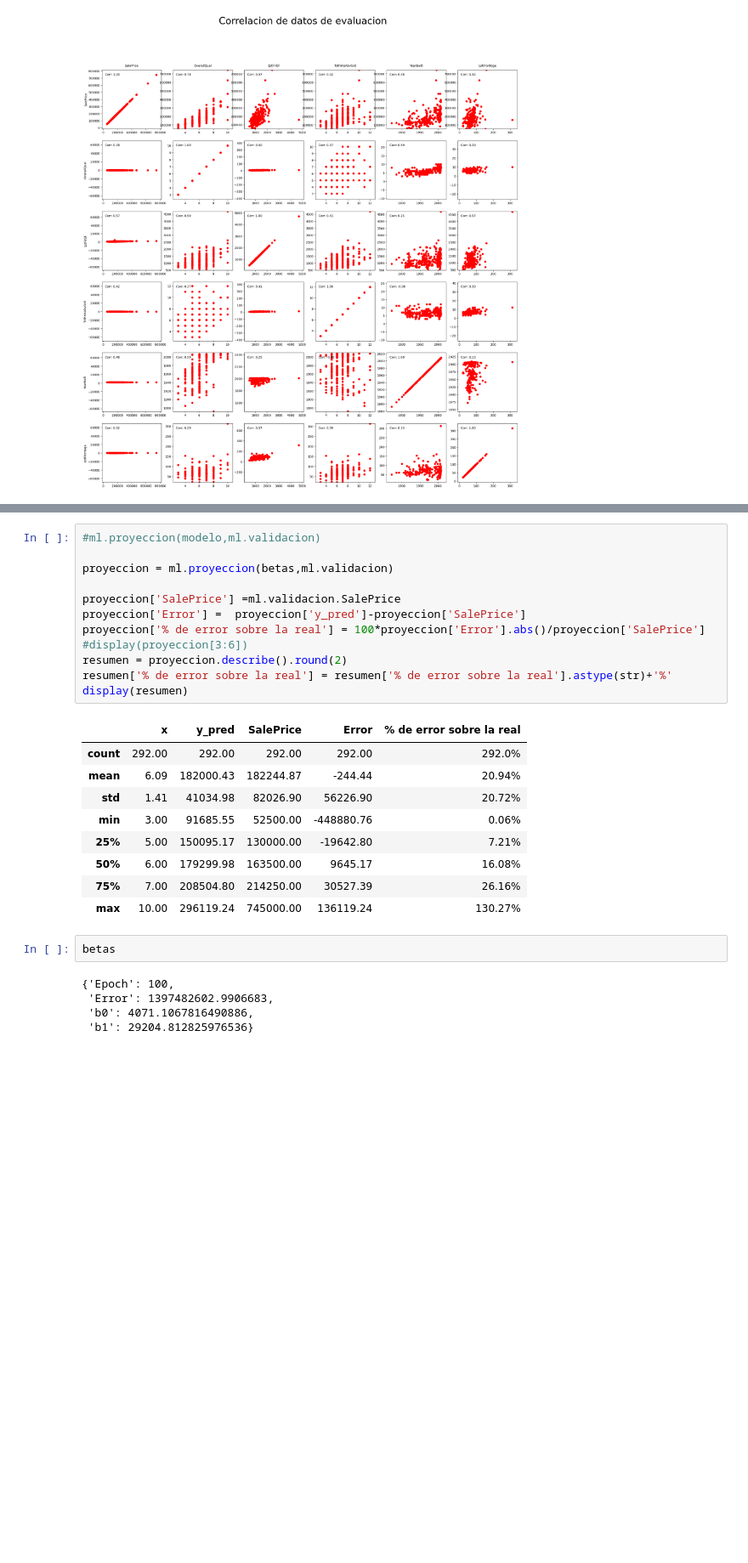
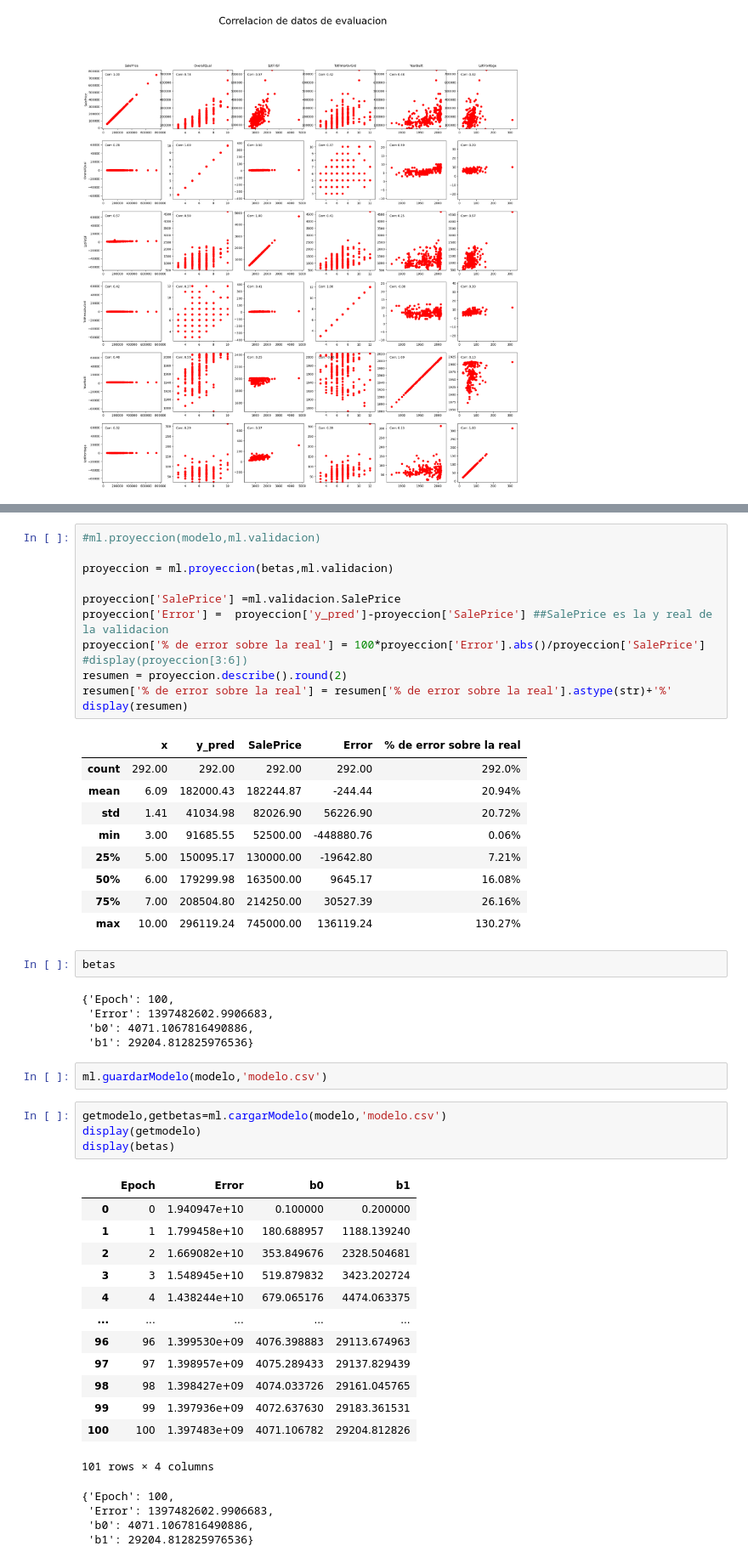
Before and after one commit to ronaldbailey/Proyecto-1---Regresi-n-con-Progra-, a Jupyter notebook: Proyecto #1 - (Regresión con Progra).ipynb, the cells around one changed output, grey strips where cells are left out. Shown at 85% size. Cells and saved outputs as stored; diff of their text form; blank space fills up the shorter version.

```diff
--- a/Proyecto #1 - (Regresión con Progra).ipynb
+++ b/Proyecto #1 - (Regresión con Progra).ipynb
@@ -77,7 +80,7 @@ modelo.plot(x="Epoch", y="Error",color='red')
 proyeccion = ml.proyeccion(betas,ml.validacion)
 
 proyeccion['SalePrice'] =ml.validacion.SalePrice
-proyeccion['Error'] =  proyeccion['y_pred']-proyeccion['SalePrice']
+proyeccion['Error'] =  proyeccion['y_pred']-proyeccion['SalePrice'] ##SalePrice es la y real de la validacion
 proyeccion['% de error sobre la real'] = 100*proyeccion['Error'].abs()/proyeccion['SalePrice']
 #display(proyeccion[3:6])
 resumen = proyeccion.describe().round(2)
@@ -100,3 +103,27 @@ betas
  'Error': 1397482602.9906683,
  'b0': 4071.1067816490886,
  'b1': 29204.812825976536}
+# %%
+ml.guardarModelo(modelo,'modelo.csv')
+# %%
+getmodelo,getbetas=ml.cargarModelo(modelo,'modelo.csv')
+display(getmodelo)
+display(betas)
+# %% [output]
+|  | Epoch | Error | b0 | b1 |
+| 0 | 0 | 1.940947e+10 | 0.100000 | 0.200000 |
+| 1 | 1 | 1.799458e+10 | 180.688957 | 1188.139240 |
+| 2 | 2 | 1.669082e+10 | 353.849676 | 2328.504681 |
+| 3 | 3 | 1.548945e+10 | 519.879832 | 3423.202724 |
+| 4 | 4 | 1.438244e+10 | 679.065176 | 4474.063375 |
+| ... | ... | ... | ... | ... |
+| 96 | 96 | 1.399530e+09 | 4076.398883 | 29113.674963 |
+| 97 | 97 | 1.398957e+09 | 4075.289433 | 29137.829439 |
+| 98 | 98 | 1.398427e+09 | 4074.033726 | 29161.045765 |
+| 99 | 99 | 1.397936e+09 | 4072.637630 | 29183.361531 |
+| 100 | 100 | 1.397483e+09 | 4071.106782 | 29204.812826 |
+101 rows × 4 columns
+{'Epoch': 100,
+ 'Error': 1397482602.9906683,
+ 'b0': 4071.1067816490886,
+ 'b1': 29204.812825976536}
```
Also changed, not shown: parts of 3 cells of this notebook, 2 other files.
